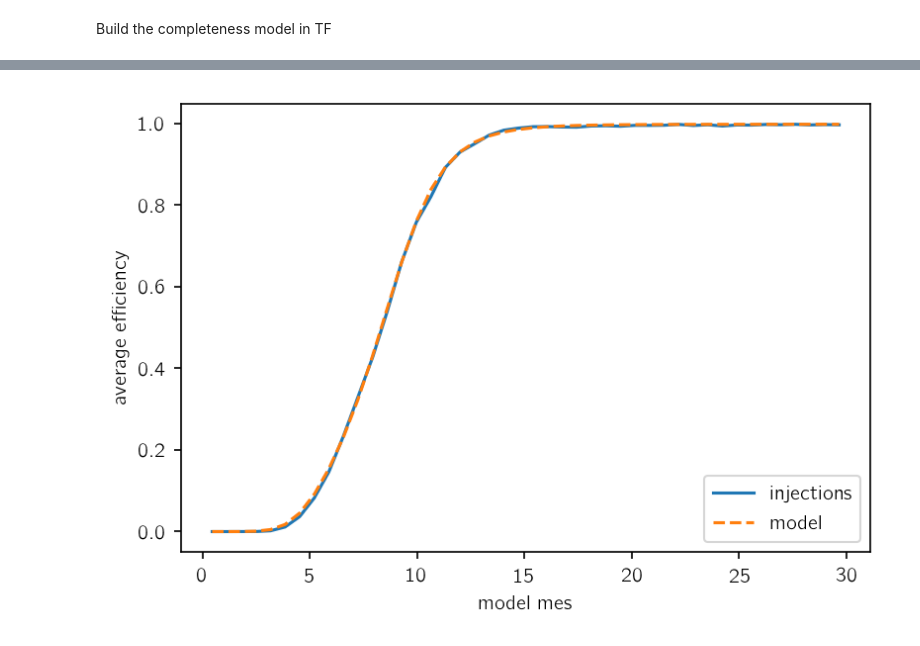
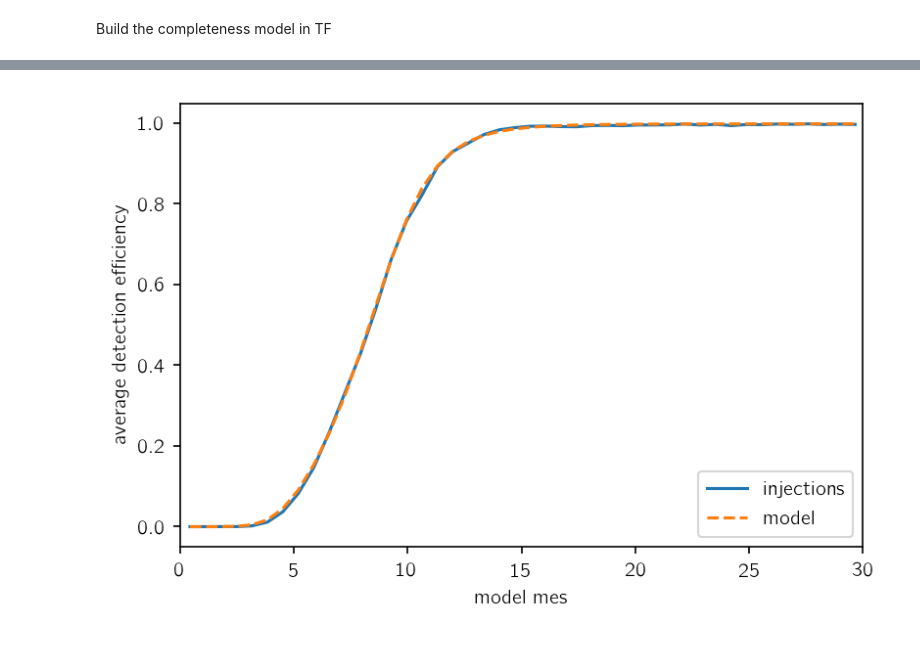
Before and after one commit to dfm/dr25, a Jupyter notebook: tf-completeness.ipynb, the cells around one changed output, grey strips where cells are left out. Saved outputs shown, nothing was run; the diff lists cells and outputs as text; code cells hidden in the pictures.

```diff
--- a/tf-completeness.ipynb
+++ b/tf-completeness.ipynb
@@ -173,8 +223,8 @@ b_pl = tf.placeholder(T, (None,), name="b_pl")
 comp_norm = tf.Variable(0.998, dtype=T, name="comp_norm")
 use_sigmoid = True
 if use_sigmoid:
-    mes0_p = tf.Variable([10.62, -0.543, -5.5332], dtype=T, name="mes0")
-    log_sig_mes_p = tf.Variable([-2, -0.843, 0.0], dtype=T, name="log_sig_mes")
+    mes0_p = tf.Variable([9.96256681,  0.2756897 , -5.70218461], dtype=T, name="mes0")
+    log_sig_mes_p = tf.Variable([-2.03610317, -1.02969026,  1.20723835], dtype=T, name="log_sig_mes")
     comp_pars = [comp_norm, log_sig_mes_p, mes0_p]
 else:
     mes0_p = tf.Variable([5.6091, 2.7272, -6.2656], dtype=T, name="mes0")
@@ -235,10 +285,11 @@ opt = tf.contrib.opt.ScipyOptimizerInterface(chi2, comp_pars)
 
 session.run(tf.global_variables_initializer())
 
+ror = 0.009158*np.array(flti.Rp / flti.radius)
 feed = {
     R_star: np.array(flti.rad),
     logg_star: np.array(flti.logg),
-    gamma_star: gamma,
+    gamma_star: np.array(flti[["gamma1", "gamma2"]]),
     cdpp_star: np.array(flti[cdpp_cols]),
     dataspan_star: np.array(flti.dataspan),
     dutycycle_star: np.array(flti.dutycycle),
@@ -322,3 +367,11 @@ session.run(comp_pars)
+# %%
+pdet_params = dict(
+    comp_norm=session.run(comp_norm),
+    mes0=session.run(mes0_p).tolist(),
+    log_sigma_mes=session.run(log_sig_mes_p).tolist(),
+)
+with open(os.path.join(dirname, "pdet_model.json"), "w") as f:
+    json.dump(pdet_params, f)
 # %%
 Z_mod = session.run(pdet, {mes: X.flatten(), shape_pl: Y.flatten()}).reshape(X.shape)
 
@@ -342,11 +396,13 @@ Text(0.5,0,'shape parameter')
 # %%
 plt.plot(b_x, np.mean(Z, axis=1), label="injections")
 plt.plot(b_x, np.mean(Z_mod, axis=1), "--", label="model")
 plt.xlabel("model mes")
-plt.ylabel("average efficiency")
-plt.legend(loc=4);
+plt.ylabel("average detection efficiency")
+plt.legend(loc=4)
+plt.xlim(0, 30)
+plt.savefig(os.path.join(dirname, "pdet_mean.pdf"), bbox_inches="tight");
 # %% [output]
-[figure, old version]
+[figure, new version]
 # %%
 plt.plot(b_x, np.mean(Z, axis=1) - np.mean(Z_mod, axis=1))
 plt.xlabel("model mes")
```
Also changed, not shown: parts of 14 cells of this notebook, 2 other files.
